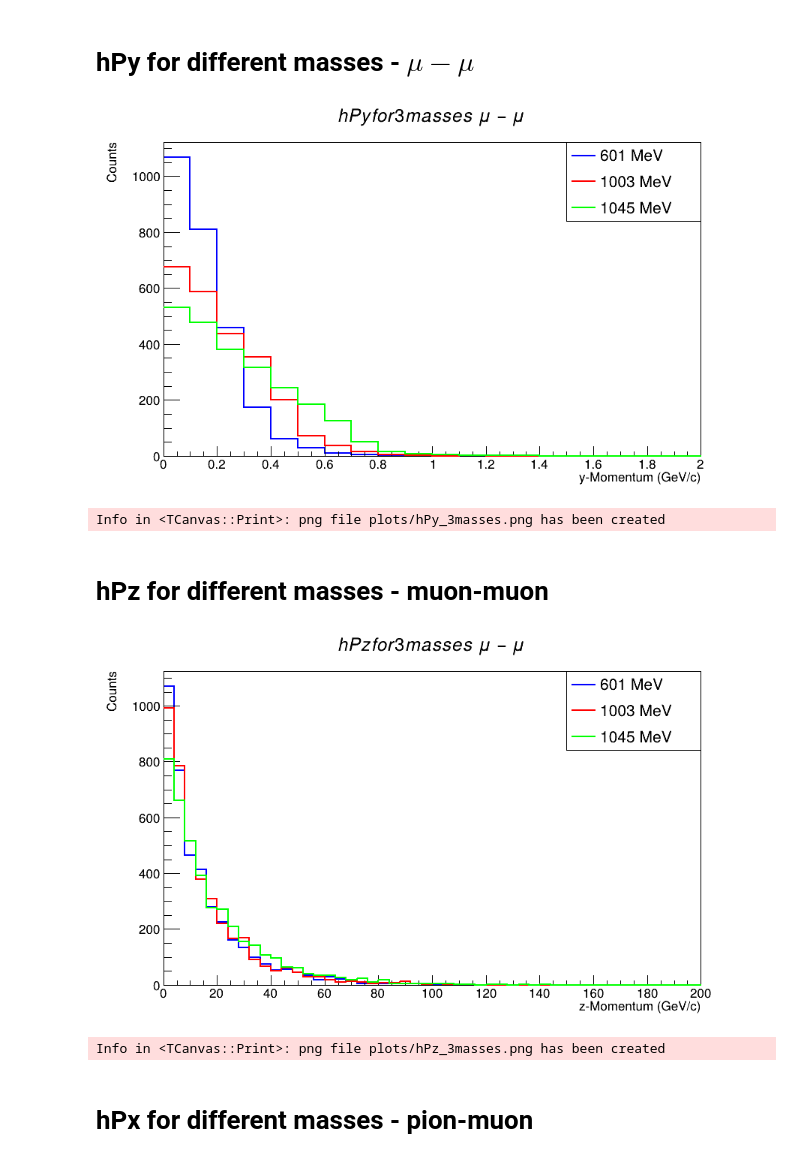
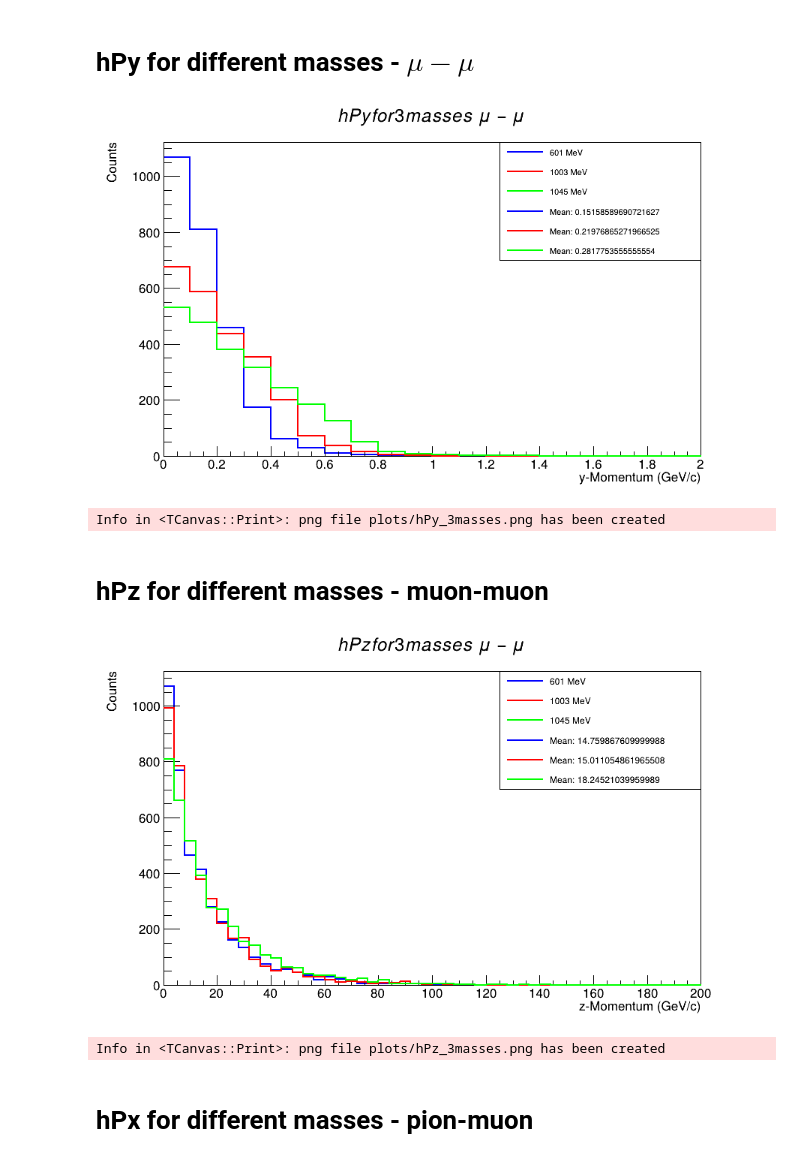
Before and after one commit to Parshathi/ProtoDUNE_BSM_LArSoft, a Jupyter notebook: Plots_diff_mass.ipynb, the cells around one changed output. Cells and saved outputs as stored; diff of their text form; code cells hidden in the pictures.

```diff
--- a/Plots_diff_mass.ipynb
+++ b/Plots_diff_mass.ipynb
@@ -93,35 +98,42 @@ hPy2.SetLineColor(ROOT.kRed)
 hPy2.SetLineWidth(2)
 hPy2.Draw("same")
 
 hPy3 = folder3.Get("hPy")
 hPy3.SetLineColor(ROOT.kGreen)
 hPy3.SetLineWidth(2)
 hPy3.Draw("same")
 
 
 
 hPy1.SetTitle("hPy for 3 masses " + r"$\mu - \mu$")
 hPy2.SetTitle("hPy for 3 masses " + r"$\mu - \mu$")
 hPy3.SetTitle("hPy for 3 masses " + r"$\mu - \mu$")
 
 hPy1.SetYTitle("Counts")
 hPy2.SetYTitle("Counts")
 hPy3.SetYTitle("Counts")
+
+mean1 = hPy1.GetMean()
+mean2 = hPy2.GetMean()
+mean3 = hPy3.GetMean()
 #legend for each mean, standard deviation
-legend = ROOT.TLegend( 0.7,0.7,0.9,0.9)
+legend = ROOT.TLegend( 0.6,0.6,0.9,0.9)
 legend.AddEntry(hPy1, "601 MeV", "l")
 legend.AddEntry(hPy2, "1003 MeV", "l")
 legend.AddEntry(hPy3, "1045 MeV", "l")
+legend.AddEntry(hPy1, "Mean: "+str(mean1), "l")
+legend.AddEntry(hPy2, "Mean: "+str(mean2), "l")
+legend.AddEntry(hPy3, "Mean: "+str(mean3), "l")
 legend.Draw()
 
 canvas.Draw()
 
 
 
 canvas.SaveAs("plots/hPy_3masses.png")
 display(Image(filename="plots/hPy_3masses.png"))
 # %% [output]
-[figure, old version]
+[figure, new version]
 Info in <TCanvas::Print>: png file plots/hPy_3masses.png has been created
 # %% [markdown]
 # hPz for different masses - muon-muon
@@ -156,6 +168,10 @@ hPz3.SetLineColor(ROOT.kGreen)
 hPz3.SetLineWidth(2)
 hPz3.Draw("same")
 
+mean1 = hPz1.GetMean()
+mean2 = hPz2.GetMean()
+mean3 = hPz3.GetMean()
+
 
 hPz1.SetTitle(r"hPz for 3 masses $\mu - \mu$")
 hPz2.SetTitle(r"hPz for 3 masses $\mu - \mu$")
@@ -168,10 +184,13 @@ hPz3.SetYTitle("Counts")
 ROOT.gStyle.SetOptStat(0)
 
 #legend for each mean, standard deviation
-legend = ROOT.TLegend( 0.7,0.7,0.9,0.9)
+legend = ROOT.TLegend( 0.6,0.6,0.9,0.9)
 legend.AddEntry(hPz1, "601 MeV", "l")
 legend.AddEntry(hPz2, "1003 MeV", "l")
 legend.AddEntry(hPz3, "1045 MeV", "l")
+legend.AddEntry(hPz1, "Mean: "+str(mean1), "l")
+legend.AddEntry(hPz2, "Mean: "+str(mean2), "l")
+legend.AddEntry(hPz3, "Mean: "+str(mean3), "l")
 legend.Draw()
 
 canvas.Draw()
@@ -180,7 +199,7 @@ canvas.Draw()
 canvas.SaveAs("plots/hPz_3masses.png")
 display(Image(filename="plots/hPz_3masses.png"))
 # %% [output]
-[figure, old version]
+[figure, new version]
 Info in <TCanvas::Print>: png file plots/hPz_3masses.png has been created
 # %% [markdown]
 # hPx for different masses - pion-muon
```
Also changed, not shown: parts of 6 cells of this notebook.
